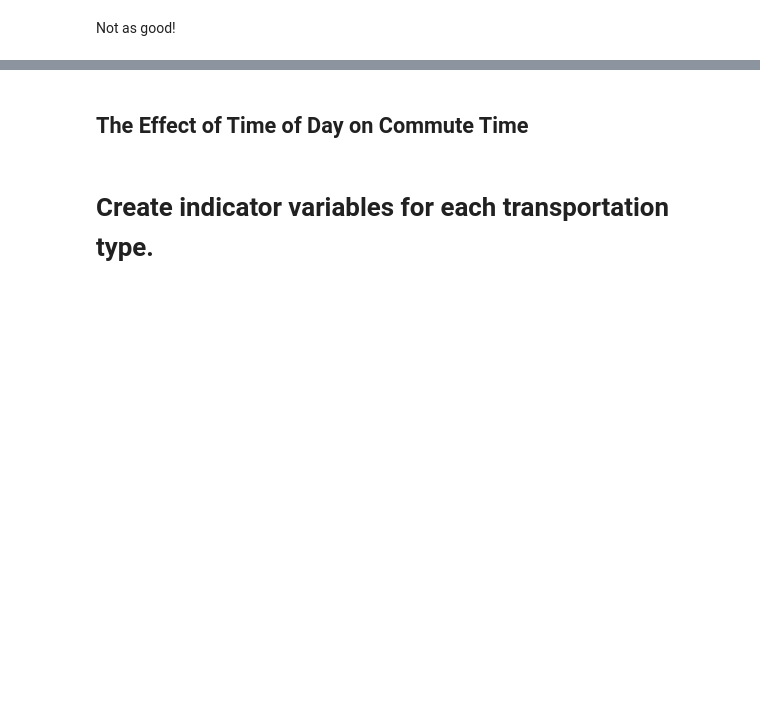
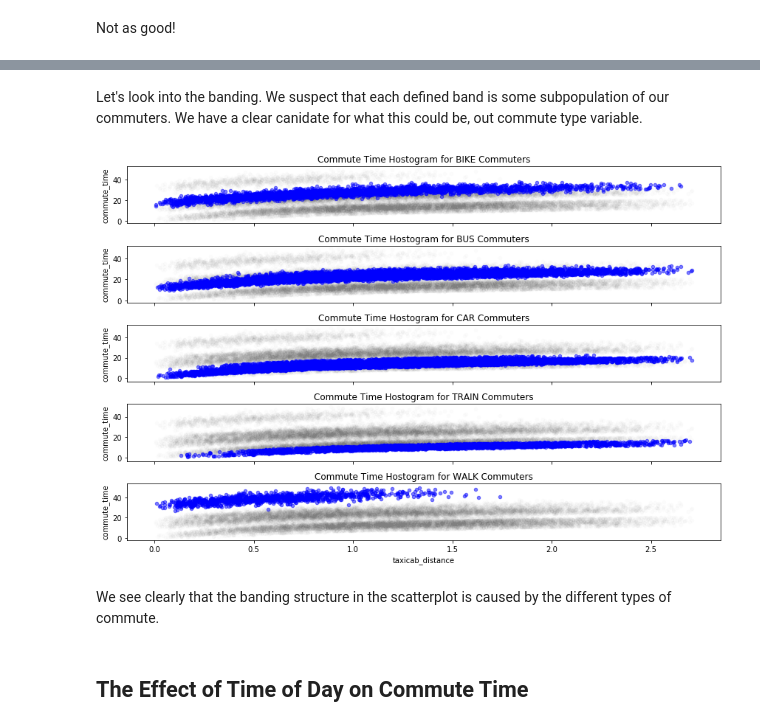
Before and after one commit to QCaudron/ml_101, a Jupyter notebook: 2_Linear_models/linear-regression.ipynb, the cells around one changed output, grey strips where cells are left out. Saved outputs shown, nothing was run; the diff lists cells and outputs as text; code cells hidden in the pictures; blank space fills up the shorter version.

```diff
--- a/2_Linear_models/linear-regression.ipynb
+++ b/2_Linear_models/linear-regression.ipynb
@@ -183,7 +183,7 @@ for commute_type, ax in zip(commute_types, axs):
     commute_type_mask = train_data_raw['commute_type'] == commute_type
     train_for_commute_type = train_data_raw[commute_type_mask]
     train_for_commute_type['commute_time'].plot(ax=ax, kind="hist", bins=50)
-    ax.set_title(f"Commute Time Hostogram for {commute_type} Commuters")
+    ax.set_title(f"Commute Time Histogram for {commute_type} Commuters")
 
 fig.tight_layout()
 # %% [output]
@@ -242,4 +276,29 @@ Not as good!
+# %% [markdown]
+Let's look into the banding.  We suspect that each defined band is some subpopulation of our commuters.  We have a clear canidate for what this could be, out commute type variable.
+# %%
+# This code is based on the example from eariler which creates histograms of
+# commute time for each individual commute type.
+commute_types = np.unique(train_data_raw['commute_type'])
+
+fig, axs = plt.subplots(len(commute_types), 1, figsize=(12, 8), sharex=True)
+
+for commute_type, ax in zip(commute_types, axs):
+    commute_type_mask = train_data_raw['commute_type'] == commute_type
+    train_for_commute_type = train_data_raw[commute_type_mask]
+    train_data_raw.plot(
+        ax=ax, kind="scatter",
+        x='taxicab_distance', y='commute_time',
+        color='gray', alpha=0.02)
+    train_for_commute_type.plot(
+        ax=ax, kind="scatter",
+        x='taxicab_distance', y='commute_time',
+        color='blue', alpha=0.5)
+    ax.set_title(f"Commute Time Hostogram for {commute_type} Commuters")
+
+fig.tight_layout()
+# %% [output]
+[figure, added]
+# %% [markdown]
+We see clearly that the banding structure in the scatterplot is caused by the different types of commute.
 # %% [markdown]
 ## The Effect of Time of Day on Commute Time
-# %% [markdown]
-# Create indicator variables for each transportation type.
```
Also changed, not shown: parts of 7 cells of this notebook.
